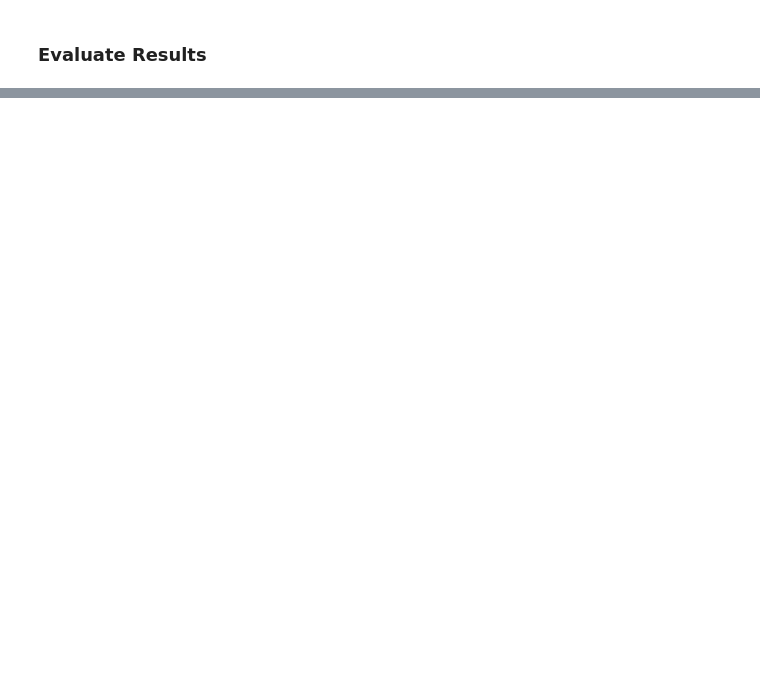
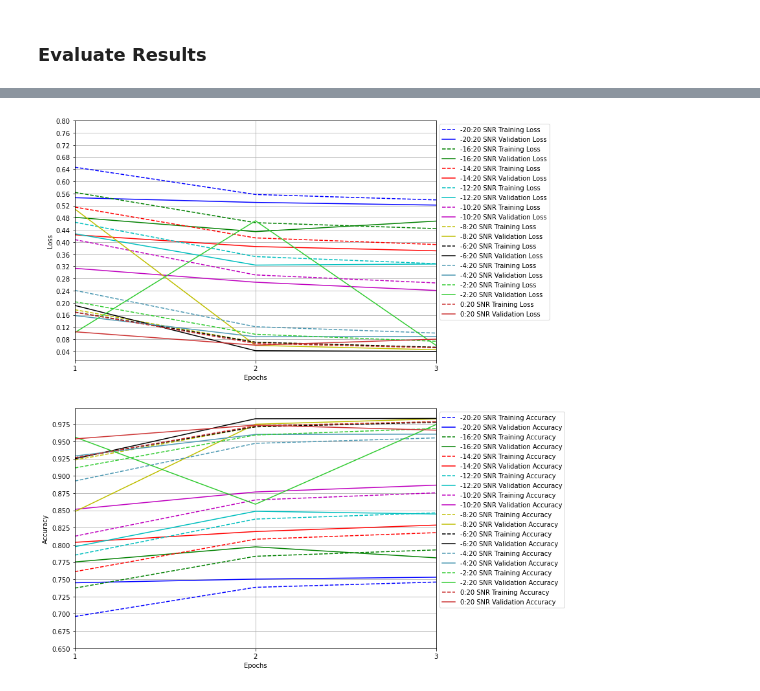
Before and after one commit to prestoh/Machine_Learning_Practice, a Jupyter notebook: Modulation_Classification/RADIOML2018/RADIOML_2018_CNN_Classifier.ipynb, the cells around one changed output, grey strips where cells are left out. Drawn from its saved outputs; the diff is of its cells as text; code cells hidden in the pictures; blank space fills up the shorter version.

```diff
--- a/Modulation_Classification/RADIOML2018/RADIOML_2018_CNN_Classifier.ipynb
+++ b/Modulation_Classification/RADIOML2018/RADIOML_2018_CNN_Classifier.ipynb
@@ -90,0 +98,11 @@ Input Shape:  (532480, 2, 1024, 1)       Output Shape:  (532480, 5)
+# %%
+filename = '../Data/2018.01/GOLD_XYZ_OSC.0001_1024.hdf5'
+data = h5py.File(filename, 'r')
+leng = 106496*labels
+min_snr = 0
+Z = data['Z'][:leng]
+
+X_2 = np.array(list(map(lambda x: X[x], np.where(Z >= min_snr)[0])))
+y_2 = np.array(list(map(lambda x: y[x], np.where(Z >= min_snr)[0])))
+
+print('Input Shape: ',X_2.shape, '\t', 'Output Shape: ', y_2.shape)
@@ -247,0 +290,27 @@ Accuracy tapers. Adjustments to model are necessary to improve results.
+# %%
+def load_save_results(data=None, min_snr=None, filename="Training_Results_V1.json"):
+    ''' Function saves results from model training into dict
+
+    Args:
+        data: output data from model.fit funtion
+        min_snr: minimum snr for the trained range
+        filename: filename for saving dict into
+
+    Returns:
+        None
+
+    '''
+
+    if data == None:
+        return pkl.load(open(filename, "rb"))
+
+    else:
+        d = pkl.load(open(filename, "rb"))
+        d[min_snr] = data.history
+        with open(filename, 'wb') as file_pi:
+            pkl.dump(d, file_pi)
+
+        return d
+# %%
+saved_data = load_save_results()
+saved_data
@@ -248,2 +392,6 @@ Accuracy tapers. Adjustments to model are necessary to improve results.
+# %%
+comparison_plot(saved_data)
+# %% [output]
+[figure, added]
 # %%
 tf.keras.backend.clear_session()
```
Also changed, not shown: parts of 18 cells of this notebook.
